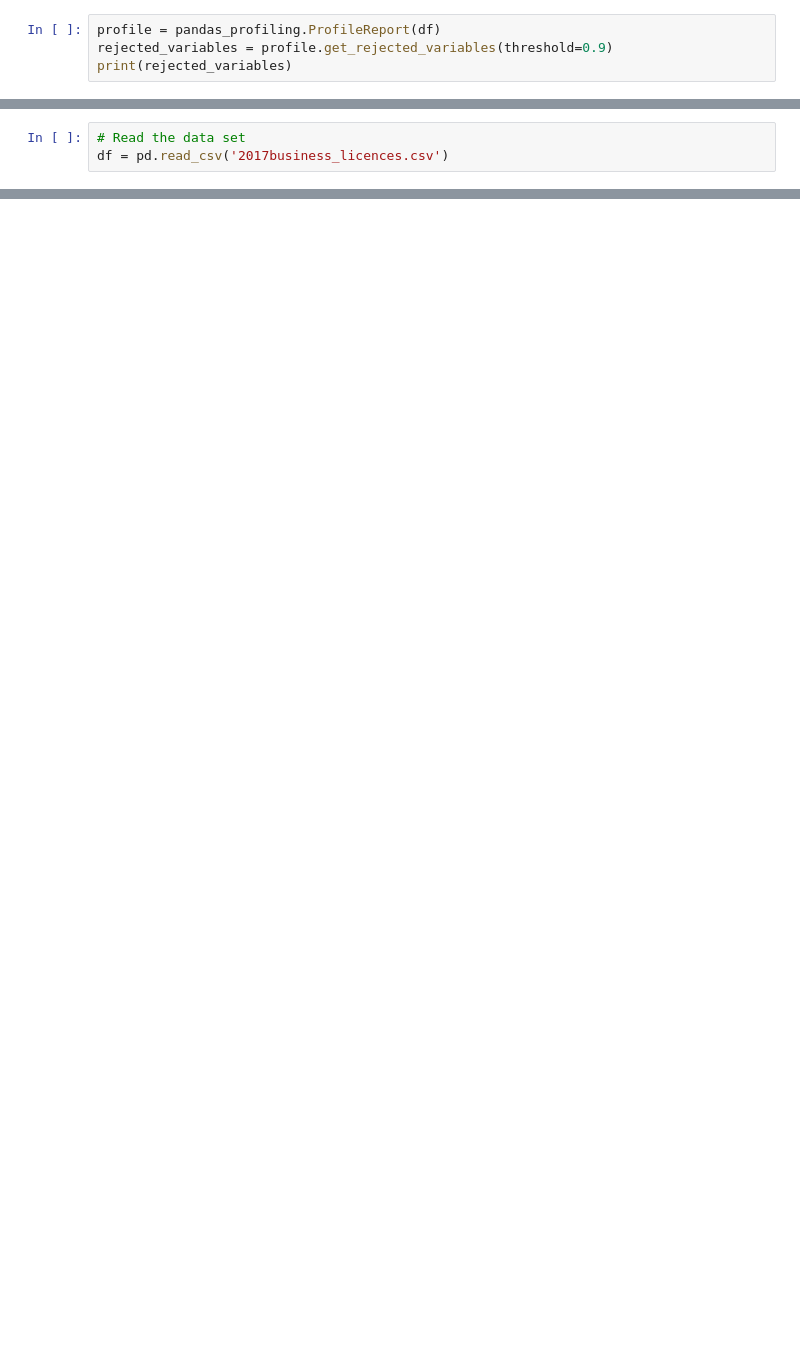
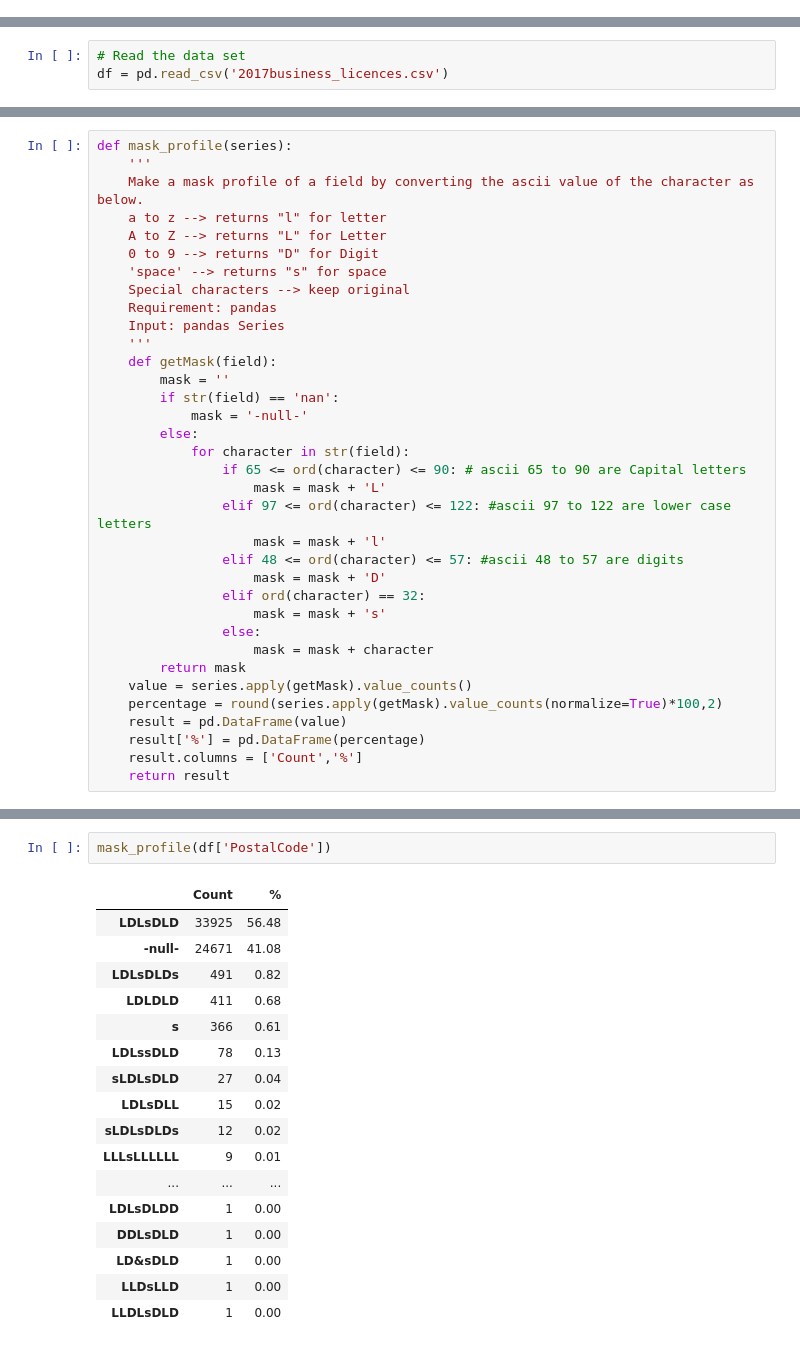
Before and after one commit to DataResponsibly/courses, a Jupyter notebook: documents/spring19/RDS_Lab8.ipynb, the cells around one changed output, grey strips where cells are left out. Saved outputs shown, nothing was run; the diff lists cells and outputs as text; blank space fills up the shorter version.

```diff
--- a/documents/spring19/RDS_Lab8.ipynb
+++ b/documents/spring19/RDS_Lab8.ipynb
@@ -584,7 +558,3 @@ The types supported are split in standard types and special types.
 pandas_profiling.ProfileReport(df)
 # %% [output]
 <pandas_profiling.ProfileReport at 0x...>
-# %%
-profile = pandas_profiling.ProfileReport(df)
-rejected_variables = profile.get_rejected_variables(threshold=0.9)
-print(rejected_variables)
@@ -633,0 +596,35 @@ def mask_profile(series):
+# %%
+def mask_profile(series):
+    '''
+    Make a mask profile of a field by converting the ascii value of the character as below.
+    a to z --> returns "l" for letter
+    A to Z --> returns "L" for Letter
+    0 to 9 --> returns "D" for Digit
+    'space' --> returns "s" for space
+    Special characters --> keep original
+    Requirement: pandas
+    Input: pandas Series
+    '''
+    def getMask(field):
+        mask = ''
+        if str(field) == 'nan':
+            mask = '-null-'
+        else:
+            for character in str(field):
+                if 65 <= ord(character) <= 90: # ascii 65 to 90 are Capital letters
+                    mask = mask + 'L'
+                elif 97 <= ord(character) <= 122: #ascii 97 to 122 are lower case letters
+                    mask = mask + 'l'
+                elif 48 <= ord(character) <= 57: #ascii 48 to 57 are digits
+                    mask = mask + 'D'
+                elif ord(character) == 32:
+                    mask = mask + 's'
+                else:
+                    mask = mask + character
+        return mask
+    value = series.apply(getMask).value_counts()
+    percentage = round(series.apply(getMask).value_counts(normalize=True)*100,2)
+    result = pd.DataFrame(value)
+    result['%'] = pd.DataFrame(percentage)
+    result.columns = ['Count','%']
+    return result
@@ -633,0 +647,20 @@ def mask_profile(series):
+# %%
+mask_profile(df['PostalCode'])
+# %% [output]
+|  | Count | % |
+| LDLsDLD | 33925 | 56.48 |
+| -null- | 24671 | 41.08 |
+| LDLsDLDs | 491 | 0.82 |
+| LDLDLD | 411 | 0.68 |
+| s | 366 | 0.61 |
+| LDLssDLD | 78 | 0.13 |
+| sLDLsDLD | 27 | 0.04 |
+| LDLsDLL | 15 | 0.02 |
+| sLDLsDLDs | 12 | 0.02 |
+| LLLsLLLLLL | 9 | 0.01 |
+| ... | ... | ... |
+| LDLsDLDD | 1 | 0.00 |
+| DDLsDLD | 1 | 0.00 |
+| LD&sDLD | 1 | 0.00 |
+| LLDsLLD | 1 | 0.00 |
+| LLDLsDLD | 1 | 0.00 |
```
Also changed, not shown: parts of 14 cells of this notebook.
